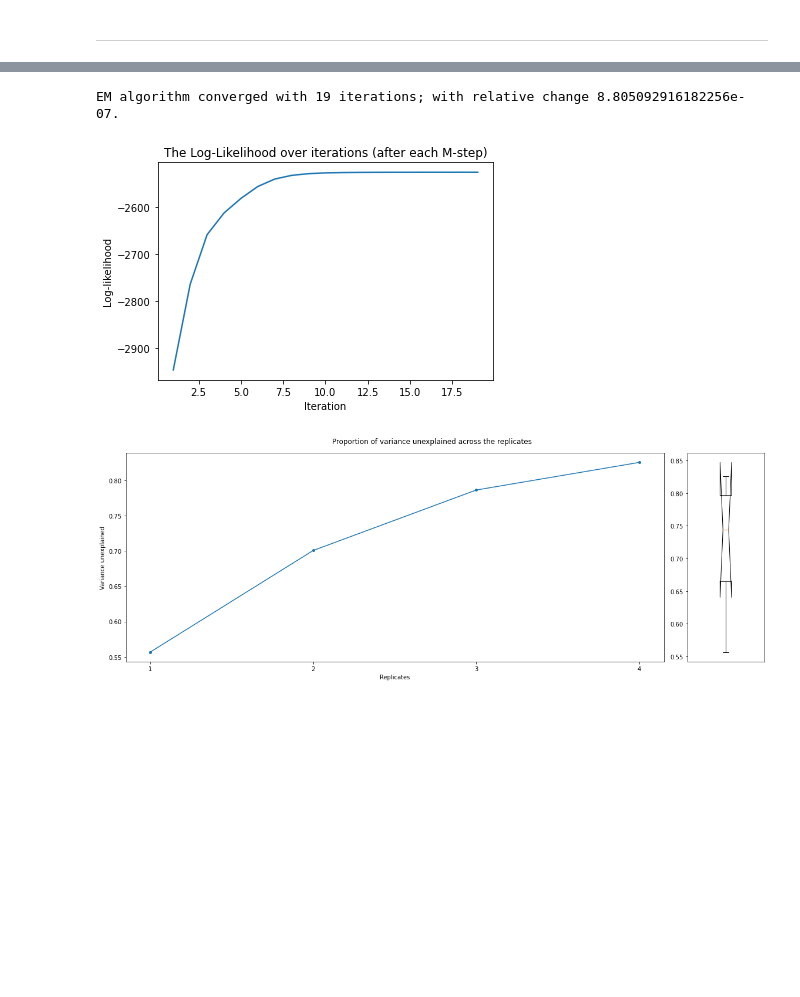
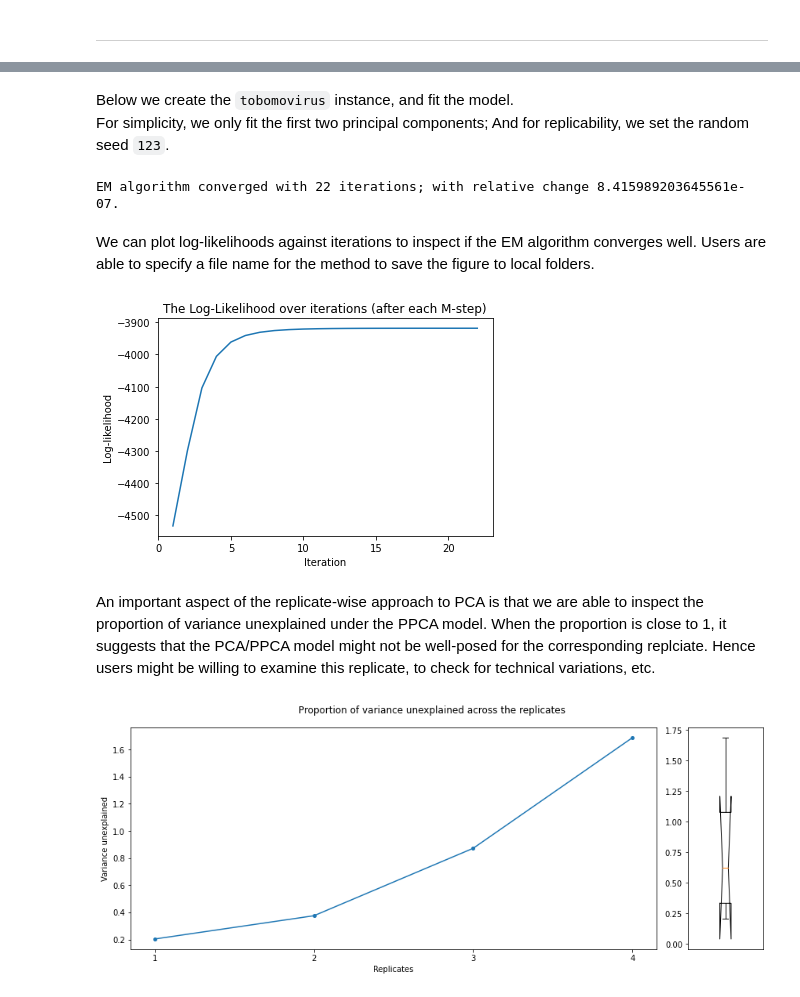
Before and after one commit to wenjie-fan/replicatePPCA, a Jupyter notebook: vignettes/emPPCA examples.ipynb, the cells around one changed output, grey strips where cells are left out. Drawn from its saved outputs; the diff is of its cells as text; code cells hidden in the pictures; blank space fills up the shorter version.

```diff
--- a/vignettes/emPPCA examples.ipynb
+++ b/vignettes/emPPCA examples.ipynb
@@ -33,14 +50,20 @@ for r in range(R):
+# %% [markdown]
+Below we create the `tobomovirus` instance, and fit the model. \
+For simplicity, we only fit the first two principal components; And for replicability, we set the random seed `123`.
 # %%
-# Create model instance
-scaler = StandardScaler()
-Y = [scaler.fit_transform(df) for df in virus_rep]
-tobomovirus = emPPCA(Y, q=2)
-tobomovirus.fit()
+tobomovirus = emPPCA(Y=Y, q=2)
+tobomovirus.fit(seed=123)
 # %% [output]
-EM algorithm converged with 19 iterations; with relative change 8.805092916182256e-07.
+EM algorithm converged with 22 iterations; with relative change 8.415989203645561e-07.
+# %% [markdown]
+We can plot log-likelihoods against iterations to inspect if the EM algorithm converges well. Users are able to specify a file name for the method to save the figure to local folders.
 # %%
-tobomovirus.ll_plot('pSCoPE_ll_plot')
-tobomovirus.var_plot('pSCoPE_var_plot')
+tobomovirus.likelihood_plot('tobomovirus_likelihood_plot') # Saved as file "tobomovirus_likelihood_plot"
 # %% [output]
-[figure, old version]
+[figure, new version]
-[figure, removed]
+# %% [markdown]
+An important aspect of the replicate-wise approach to PCA is that we are able to inspect the proportion of variance unexplained under the PPCA model. When the proportion is close to 1, it suggests that the PCA/PPCA model might not be well-posed for the corresponding replciate. Hence users might be willing to examine this replicate, to check for technical variations, etc.
+# %%
+tobomovirus.variance_plot('tobomovirus_variance_plot') # Saved as file "tobomovirus_variance_plot"
+# %% [output]
+[figure, added]
```
Also changed, not shown: parts of 41 cells of this notebook, 25 other files.
